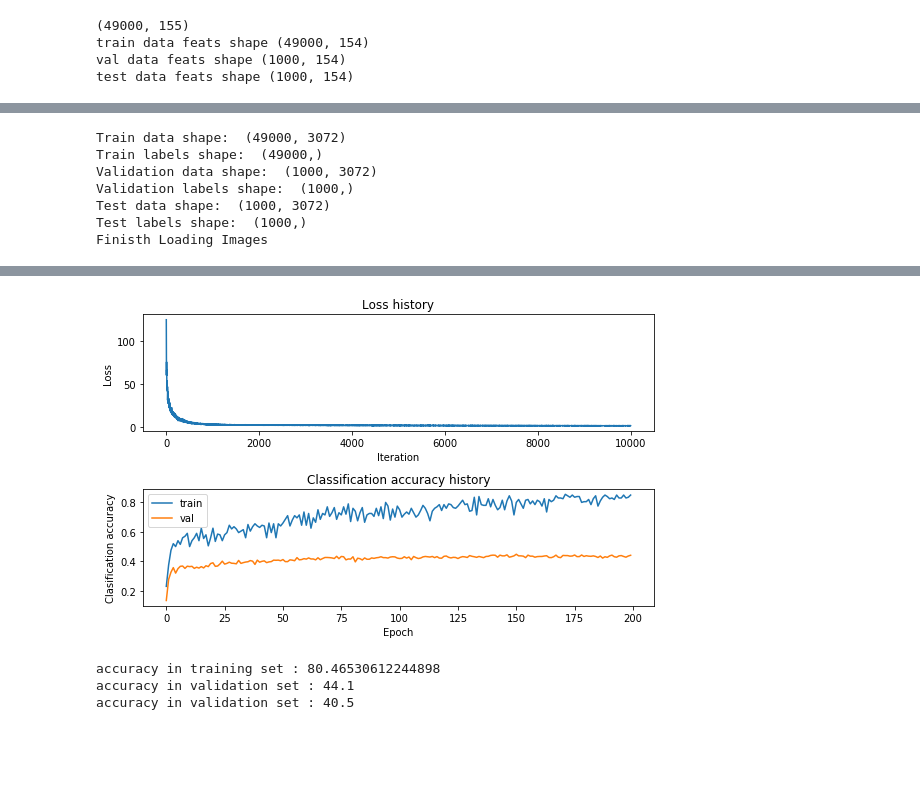
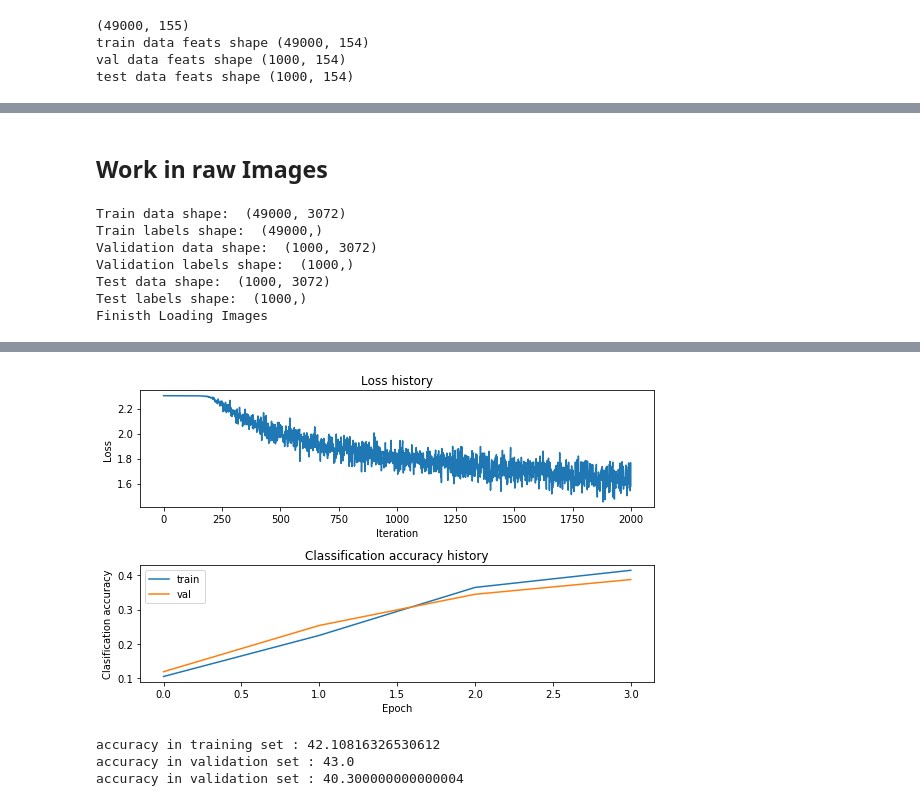
Before and after one commit to ManuLasker/Seminario, a Jupyter notebook: Prueba_2_Nice/CIFAR10_Datasets.ipynb, the cells around one changed output, grey strips where cells are left out. Cells and saved outputs as stored; diff of their text form; code cells hidden in the pictures; blank space fills up the shorter version.

```diff
--- a/Prueba_2_Nice/CIFAR10_Datasets.ipynb
+++ b/Prueba_2_Nice/CIFAR10_Datasets.ipynb
@@ -225,16 +261,0 @@ accuracy in validation set : 56.89999999999999
-# %%
-plt.rcParams['figure.figsize'] = (20, 20) # set default size of plots
-#plt.rcParams['image.interpolation'] = 'nearest'
-plt.rcParams['image.cmap'] = 'gray'
-examples_per_class = 10
-classes = ['plane', 'car', 'bird', 'cat', 'deer', 'dog', 'frog', 'horse', 'ship', 'truck']
-for cls, cls_name in enumerate(classes):
-    idxs = np.where((y_train == cls) & (y_pred == cls))[0]
-    idxs = np.random.choice(idxs, examples_per_class, replace=False)
-    for i, idx in enumerate(idxs):
-        plt.subplot(examples_per_class, len(classes), i * len(classes) + cls + 1)
-        plt.imshow(X_train[idx].astype('uint8'))
-        plt.axis('off')
-        if i == 0:
-            plt.title(cls_name)
-plt.show()
@@ -243,3 +287,5 @@ plt.show()
+# %% [markdown]
+## Work in raw Images
 # %%
 from data_utils import load_CIFAR10
 
@@ -302,31 +348,36 @@ Test data shape:  (1000, 3072)
 Test labels shape:  (1000,)
 Finisth Loading Images
 # %%
-net_params = {'il':X_train.shape[1],'hl1':400,'hl2':400,'ol':10}
+net_params = {'il':X_train.shape[1],'hl1':50,'ol':10}
 # activ_function = 'Sigmoid'
 # cost_function = 'Entropy_Loss'
 activ_function = 'ReLu'
 cost_function = 'SoftMax'
-net = neural_net(net_params, activ_function, cost_function, std = 1)
+net = neural_net(net_params, activ_function, cost_function, std = 1e-4)
 
-results = net.train_stochastic_gradient_descent(X_train, y_train, X_val, y_val, learning_rate=3.9e-04,
-                                 learning_rate_decay=0.999, reg = 4.789351e-04,
-                                 max_iter = 10000, batch_size = 200, verbose =  True, epoch = 500)
+# results = net.train_stochastic_gradient_descent(X_train, y_train, X_val, y_val,
+#                                         learning_rate=3.9e-04, reg = 4.789351e-04,
+#                                  max_iter = 10000, batch_size = 200, verbose =  True,
+#                                                 epoch = 500)
+results = net.train_stochastic_gradient_descent(X_train, y_train, X_val, y_val,
+                                        learning_rate=2.0e-04, reg = 4.789351e-04,
+                                 max_iter = 2000, batch_size = 200, verbose =  True,
+                                                epoch = 500)
 # %% [output]
 [interactive output not drawn]
 # %%
 plotStats(results)
-y_pred = net.predict(X_train)
+y_pred, train_score = net.predict(X_train, with_score=True)
 print(f'accuracy in training set : {(y_pred == y_train).mean() *100}')
-y_pred_val = net.predict(X_val)
+y_pred_val, val_score = net.predict(X_val, with_score=True)
 print(f'accuracy in validation set : {(y_pred_val == y_val).mean() *100}')
-y_pred_test = net.predict(X_test)
+y_pred_test, test_score = net.predict(X_test, with_score=True)
 print(f'accuracy in validation set : {(y_pred_test == y_test).mean() *100}')
 # %% [output]
-[figure, old version]
+[figure, new version]
-accuracy in training set : 80.46530612244898
-accuracy in validation set : 44.1
-accuracy in validation set : 40.5
+accuracy in training set : 42.10816326530612
+accuracy in validation set : 43.0
+accuracy in validation set : 40.300000000000004
 # %%
 X_train = X_train.reshape(X_train.shape[0], 32, 32, 3) + mean_image
 # %%
```
Also changed, not shown: parts of 38 cells of this notebook, 5 other files.
